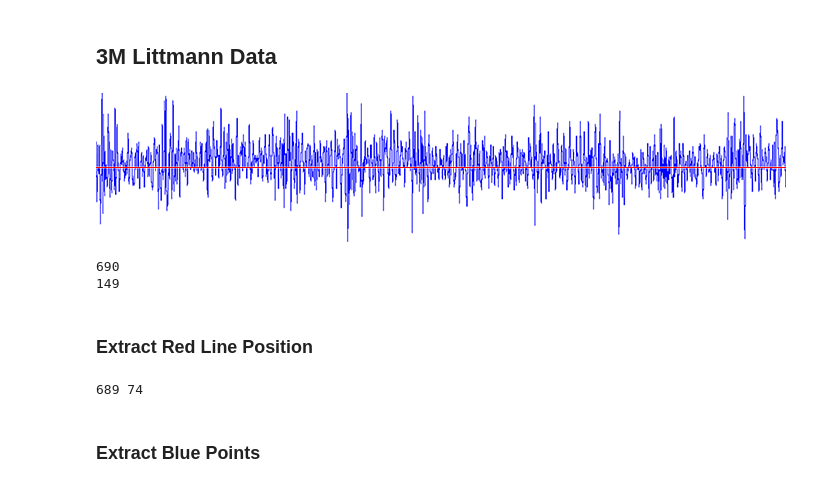
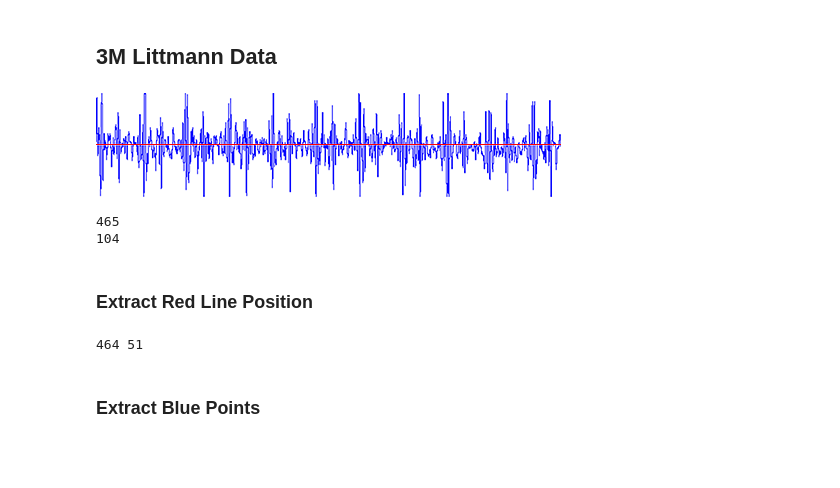
Before and after one commit to YangChuan80/AusculPi-Console, a Jupyter notebook: WaveformExtraction_shz.ipynb, the cells around one changed output. Drawn from its saved outputs; the diff is of its cells as text; code cells hidden in the pictures; blank space fills up the shorter version.

```diff
--- a/WaveformExtraction_shz.ipynb
+++ b/WaveformExtraction_shz.ipynb
@@ -10,10 +10,10 @@ import math
 # %% [markdown]
 ## 3M Littmann Data
 # %%
-image = Image.open('3M_zhy_Post.bmp')
+image = Image.open('3M_shz.bmp')
 image
 # %% [output]
-[figure, old version]
+[figure, new version]
 # %%
 x = image.size[0]
 y = image.size[1]
@@ -21,8 +21,8 @@ y = image.size[1]
 print(x)
 print(y)
 # %% [output]
-690
-149
+465
+104
 # %%
 matrix = []
 points = []
@@ -50,7 +50,7 @@ for xAxis in range(x):
 
 print(xStore, yStore)
 # %% [output]
-689 74
+464 51
 # %% [markdown]
 ### Extract Blue Points
 # %%
```
Also changed, not shown: parts of 19 cells of this notebook, 4 other files.
